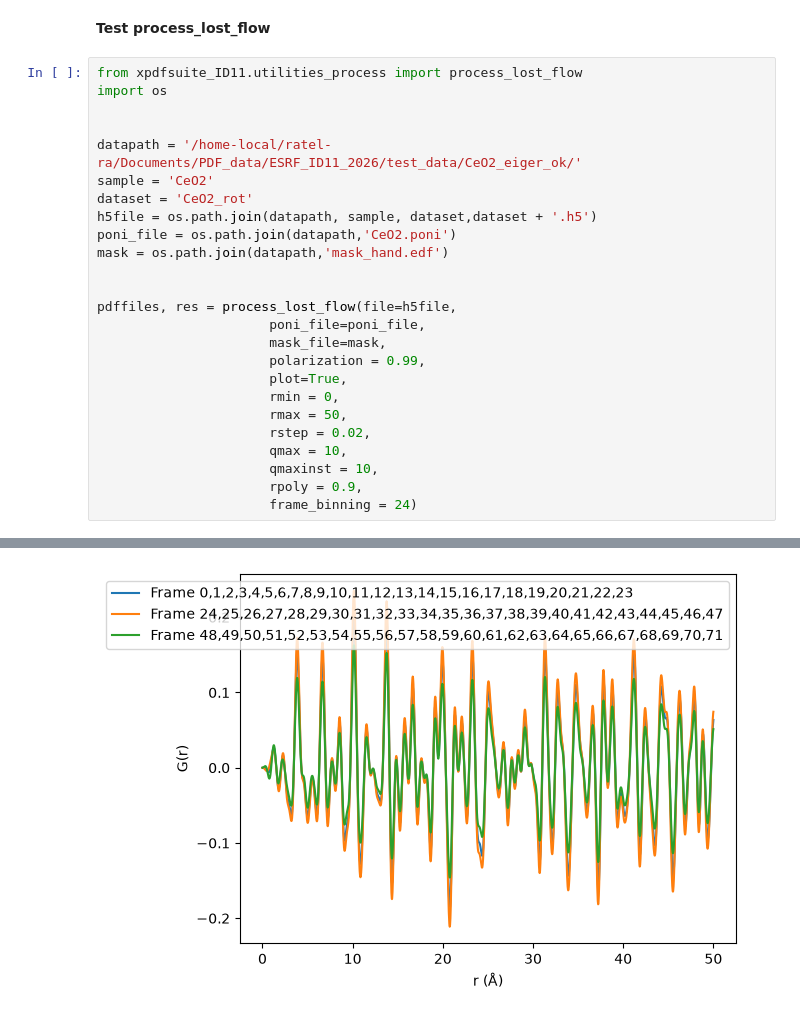
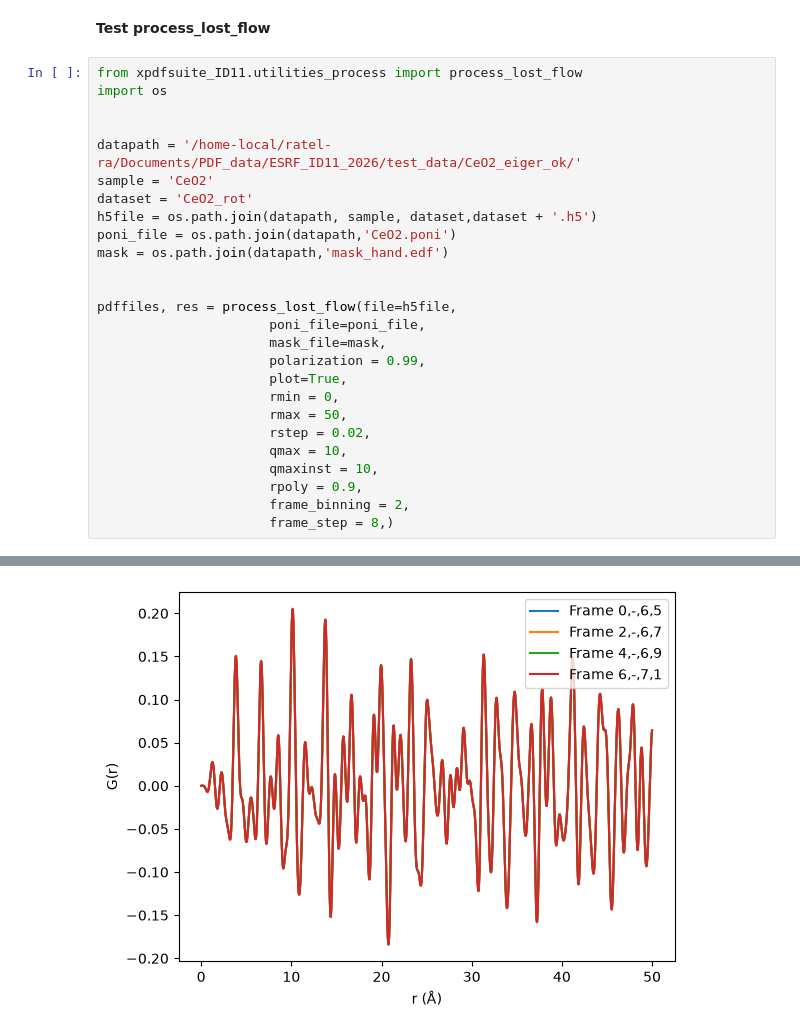
Before and after one commit to nicoratel/xpdfsuite_ID11, a Jupyter notebook: notebooks/lecture_h5_eiger.ipynb, the cells around one changed output, grey strips where cells are left out. Cells and saved outputs as stored; diff of their text form.

```diff
--- a/notebooks/lecture_h5_eiger.ipynb
+++ b/notebooks/lecture_h5_eiger.ipynb
@@ -199,5 +206,6 @@ pdffiles, res = process_lost_flow(file=h5file,
                       qmax = 10,
                       qmaxinst = 10,
                       rpoly = 0.9,
-                      frame_binning = 24)
+                      frame_binning = 2,
+                      frame_step = 8,)
 # %% [output]
@@ -213,2 +224,2 @@ PDF saved to /home-local/ratel-ra/Documents/PDF_data/ESRF_ID11_2026/test_data/Ce
-[figure, old version]
+[figure, new version]
 # %%
```
Also changed, not shown: parts of 4 cells of this notebook, 1 other file.
